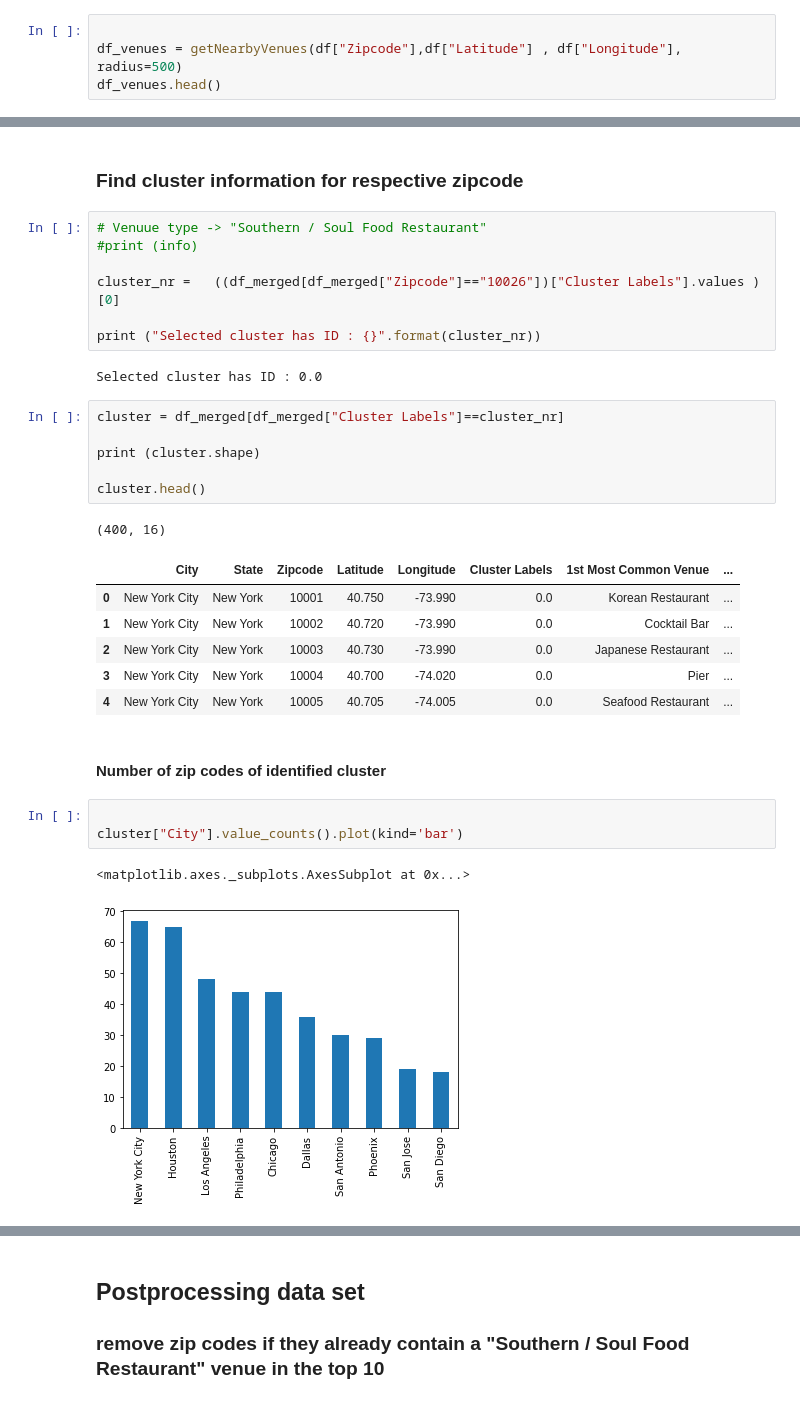
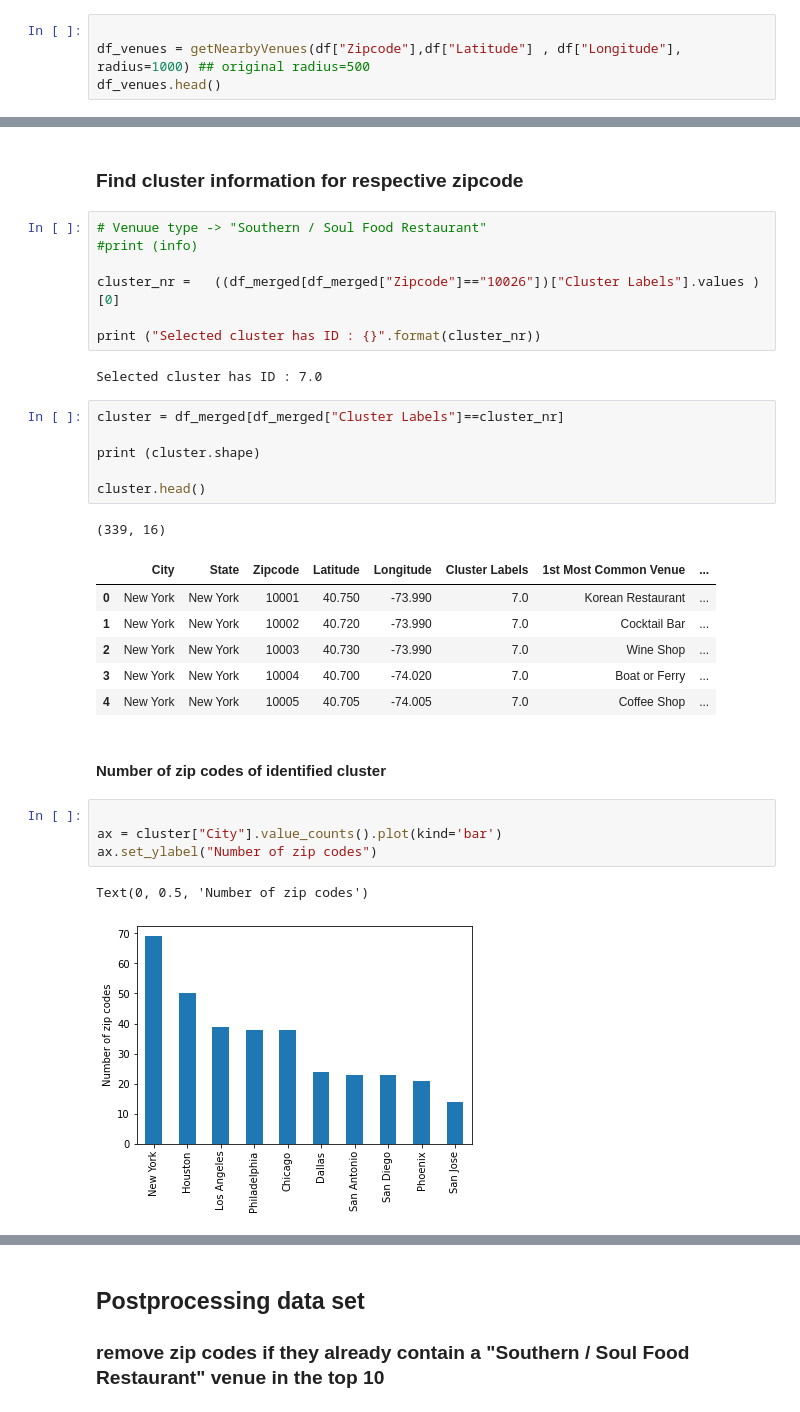
Before and after one commit to ztk007/Coursera_Capstone, a Jupyter notebook: Applied Data Science Capstone Week 4 and 5.ipynb, the cells around one changed output, grey strips where cells are left out. Drawn from its saved outputs; the diff is of its cells as text.

```diff
--- a/Applied Data Science Capstone Week 4 and 5.ipynb
+++ b/Applied Data Science Capstone Week 4 and 5.ipynb
@@ -286,7 +314,7 @@ print (df.shape)
 (572, 5)
 # %%
 
-df_venues = getNearbyVenues(df["Zipcode"],df["Latitude"] , df["Longitude"], radius=500)
+df_venues = getNearbyVenues(df["Zipcode"],df["Latitude"] , df["Longitude"], radius=1000) ## original radius=500
 df_venues.head()
 # %% [output]
 |  | Zipcode | Zipcode Latitude | Zipcode Longitude | Venue | Venue Latitude | Venue Longitude | ... |
@@ -469,7 +497,7 @@ cluster_nr =   ((df_merged[df_merged["Zipcode"]=="10026"])["Cluster Labels"].val
 
 print ("Selected cluster has ID : {}".format(cluster_nr))
 # %% [output]
-Selected cluster has ID : 0.0
+Selected cluster has ID : 7.0
 # %%
 cluster = df_merged[df_merged["Cluster Labels"]==cluster_nr]
 
@@ -477,18 +505,19 @@ print (cluster.shape)
 
 cluster.head()
 # %% [output]
-(400, 16)
+(339, 16)
 |  | City | State | Zipcode | Latitude | Longitude | Cluster Labels | 1st Most Common Venue | ... |
-| 0 | New York City | New York | 10001 | 40.750 | -73.990 | 0.0 | Korean Restaurant | ... |
-| 1 | New York City | New York | 10002 | 40.720 | -73.990 | 0.0 | Cocktail Bar | ... |
-| 2 | New York City | New York | 10003 | 40.730 | -73.990 | 0.0 | Japanese Restaurant | ... |
-| 3 | New York City | New York | 10004 | 40.700 | -74.020 | 0.0 | Pier | ... |
-| 4 | New York City | New York | 10005 | 40.705 | -74.005 | 0.0 | Seafood Restaurant | ... |
+| 0 | New York | New York | 10001 | 40.750 | -73.990 | 7.0 | Korean Restaurant | ... |
+| 1 | New York | New York | 10002 | 40.720 | -73.990 | 7.0 | Cocktail Bar | ... |
+| 2 | New York | New York | 10003 | 40.730 | -73.990 | 7.0 | Wine Shop | ... |
+| 3 | New York | New York | 10004 | 40.700 | -74.020 | 7.0 | Boat or Ferry | ... |
+| 4 | New York | New York | 10005 | 40.705 | -74.005 | 7.0 | Coffee Shop | ... |
 # %% [markdown]
 #### Number of zip codes of identified cluster
 # %%
 
-cluster["City"].value_counts().plot(kind='bar')
+ax = cluster["City"].value_counts().plot(kind='bar')
+ax.set_ylabel("Number of zip codes")
 # %% [output]
-<matplotlib.axes._subplots.AxesSubplot at 0x...>
+Text(0, 0.5, 'Number of zip codes')
-[figure, old version]
+[figure, new version]
```
Also changed, not shown: parts of 23 cells of this notebook.
